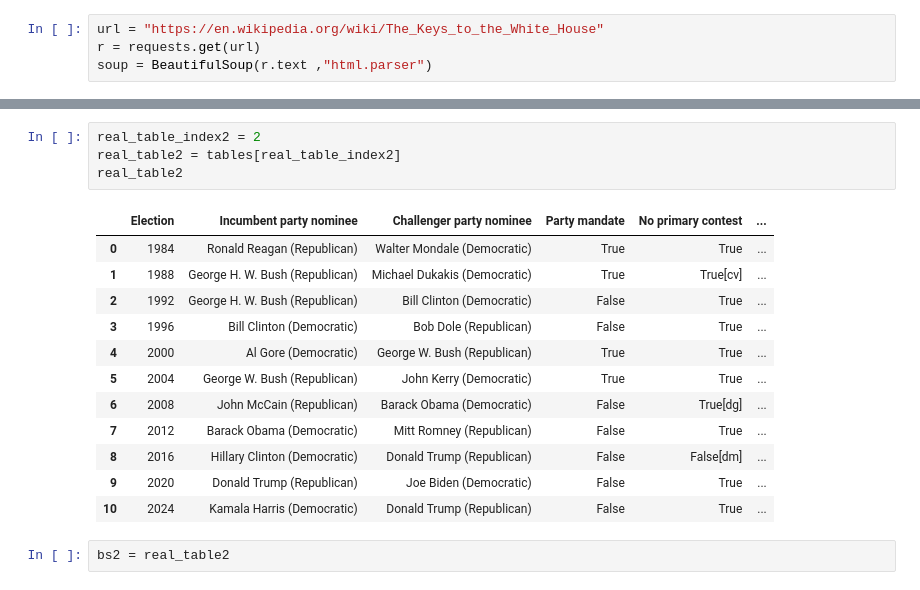
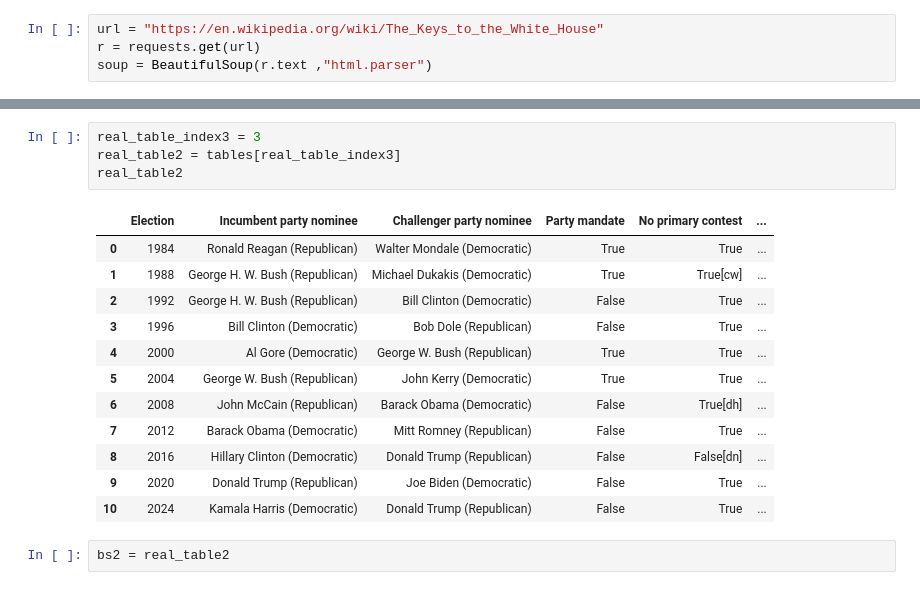
Before and after one commit to bmcastrow/lichtman-USA-elections, a Jupyter notebook: USA2024 Elections.ipynb, the cells around one changed output, grey strips where cells are left out. Drawn from its saved outputs; the diff is of its cells as text.

```diff
--- a/USA2024 Elections.ipynb
+++ b/USA2024 Elections.ipynb
@@ -287,18 +300,18 @@ bs1 #bs1 has data from one table of the tables that we wanted
 # %%
-real_table_index2 = 2
-real_table2 = tables[real_table_index2]
+real_table_index3 = 3
+real_table2 = tables[real_table_index3]
 real_table2
 # %% [output]
 |  | Election | Incumbent party nominee | Challenger party nominee | Party mandate | No primary contest | ... |
 | 0 | 1984 | Ronald Reagan (Republican) | Walter Mondale (Democratic) | True | True | ... |
-| 1 | 1988 | George H. W. Bush (Republican) | Michael Dukakis (Democratic) | True | True[cv] | ... |
+| 1 | 1988 | George H. W. Bush (Republican) | Michael Dukakis (Democratic) | True | True[cw] | ... |
 | 2 | 1992 | George H. W. Bush (Republican) | Bill Clinton (Democratic) | False | True | ... |
 | 3 | 1996 | Bill Clinton (Democratic) | Bob Dole (Republican) | False | True | ... |
 | 4 | 2000 | Al Gore (Democratic) | George W. Bush (Republican) | True | True | ... |
 | 5 | 2004 | George W. Bush (Republican) | John Kerry (Democratic) | True | True | ... |
-| 6 | 2008 | John McCain (Republican) | Barack Obama (Democratic) | False | True[dg] | ... |
+| 6 | 2008 | John McCain (Republican) | Barack Obama (Democratic) | False | True[dh] | ... |
 | 7 | 2012 | Barack Obama (Democratic) | Mitt Romney (Republican) | False | True | ... |
-| 8 | 2016 | Hillary Clinton (Democratic) | Donald Trump (Republican) | False | False[dm] | ... |
+| 8 | 2016 | Hillary Clinton (Democratic) | Donald Trump (Republican) | False | False[dn] | ... |
 | 9 | 2020 | Donald Trump (Republican) | Joe Biden (Democratic) | False | True | ... |
 | 10 | 2024 | Kamala Harris (Democratic) | Donald Trump (Republican) | False | True | ... |
 # %%
```
Also changed, not shown: parts of 31 cells of this notebook.
